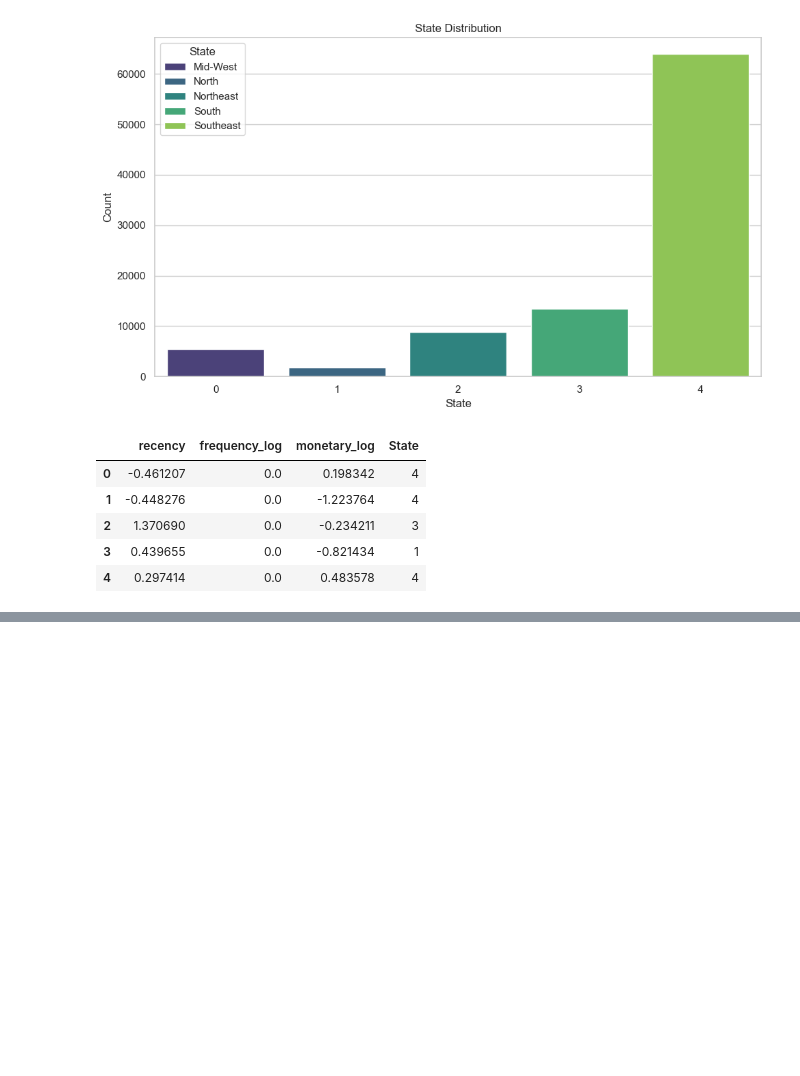
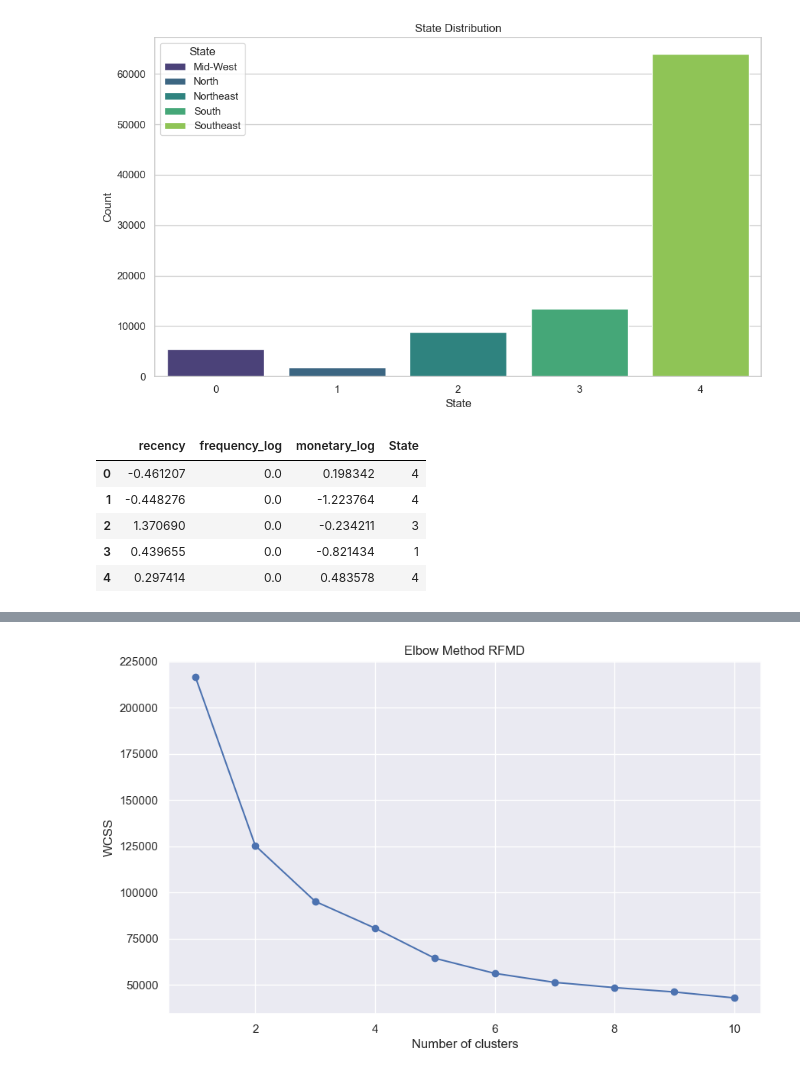
Before and after one commit to pt-sinan-akbar/Dataset-Thesis, a Jupyter notebook: BrazilDataSet.ipynb, the cells around one changed output, grey strips where cells are left out. Drawn from its saved outputs; the diff is of its cells as text; code cells hidden in the pictures; blank space fills up the shorter version.

```diff
--- a/BrazilDataSet.ipynb
+++ b/BrazilDataSet.ipynb
@@ -1103,0 +1179,17 @@ RMFD_final.describe([0.01, 0.05, 0.1, 0.25, 0.5, 0.75, 0.9, 0.95, 0.99]).T
+# %%
+# Elbow method RFMD
+wcss = []
+cluster_range = range(1, 11)
+for i in cluster_range:
+    kmeans = KMeans(n_clusters=i, random_state=42)
+    kmeans.fit(RMFD_final)
+    wcss.append(kmeans.inertia_)
+
+plt.figure(figsize=(10, 6))
+plt.plot(cluster_range, wcss, marker='o')
+plt.title('Elbow Method RFMD')
+plt.xlabel('Number of clusters')
+plt.ylabel('WCSS')
+plt.show()
+# %% [output]
+[figure, added]
```
Also changed, not shown: parts of 8 cells of this notebook.
